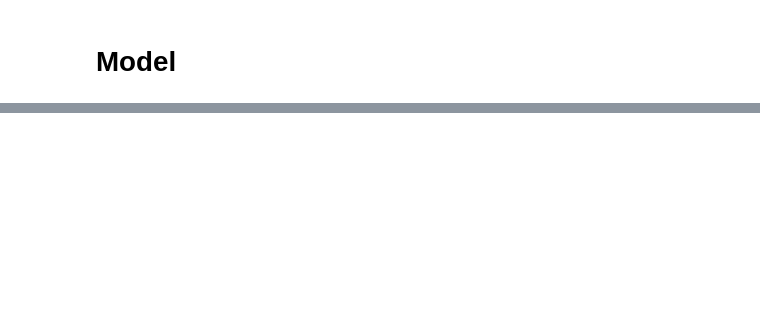
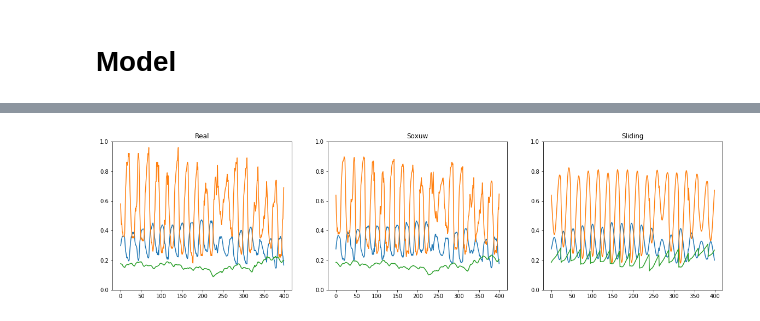
Before and after one commit to agayev169/weather_forecast, a Jupyter notebook: lstm_weather.ipynb, the cells around one changed output, grey strips where cells are left out. Cells and saved outputs as stored; diff of their text form; code cells hidden in the pictures; blank space fills up the shorter version.

Commit message:
Modify the model

```diff
--- a/lstm_weather.ipynb
+++ b/lstm_weather.ipynb
@@ -170,7 +188,7 @@ for col in df.columns:
     df["future_{}".format(col)] = df["{}".format(col)].shift(-PERIOD_TO_PREDICT)
 # %%
 %%time
-
+df = df.loc[:410500];
 (train_x, train_y), (val_x, val_y) = preprocess_data(df, 0.3)
 
 print("length of train x:", len(train_x))
@@ -211,7 +227,7 @@ FC_UNITS = 128
 
 # INPUT_DIM = (len(summary_labels) + len(precip_labels) + 3) * SEQ_LENGTH
 INPUT_DIM = 3 * SEQ_LENGTH
-OUTPUT_DIM = 3 * SEQ_LENGTH
+# OUTPUT_DIM = 3 * SEQ_LENGTH
+OUTPUT_DIM = 3
 
-num_features = 3
-batch_size = 128
+BATCH_SIZE = 128
@@ -217,0 +280,37 @@ batch_size = 128
+# %%
+test_length = 1000
+test_index = 0
+
+def append_to_end(x, val):
+    for i in range(len(x) - 1):
+        x[i] = x[i + 1]
+    x[-1] = val
+
+output1 = model.predict(val_x)
+output2 = []
+for i in range(int(test_length / TO_PREDICT)):
+    x = np.copy(val_x[i * TO_PREDICT])
+    for j in range(TO_PREDICT):
+        output2.append(model.predict(x.reshape(-1, 48, 3)).reshape(3,))
+        append_to_end(x, output2[-1])
+# %%
+plt.figure(figsize=(20, 5))
+
+plt.subplot(1, 3, 1)
+plt.plot(val_y[:400])
+plt.title("Real")
+plt.ylim(0, 1)
+
+plt.subplot(1, 3, 2)
+plt.plot(output1[:400])
+plt.title("Soxuw")
+plt.ylim(0, 1)
+
+plt.subplot(1, 3, 3)
+plt.plot(output2[:400])
+plt.title("Sliding")
+plt.ylim(0, 1)
+
+plt.show()
+# %% [output]
+[figure, added]
```
Also changed, not shown: parts of 10 cells of this notebook.
